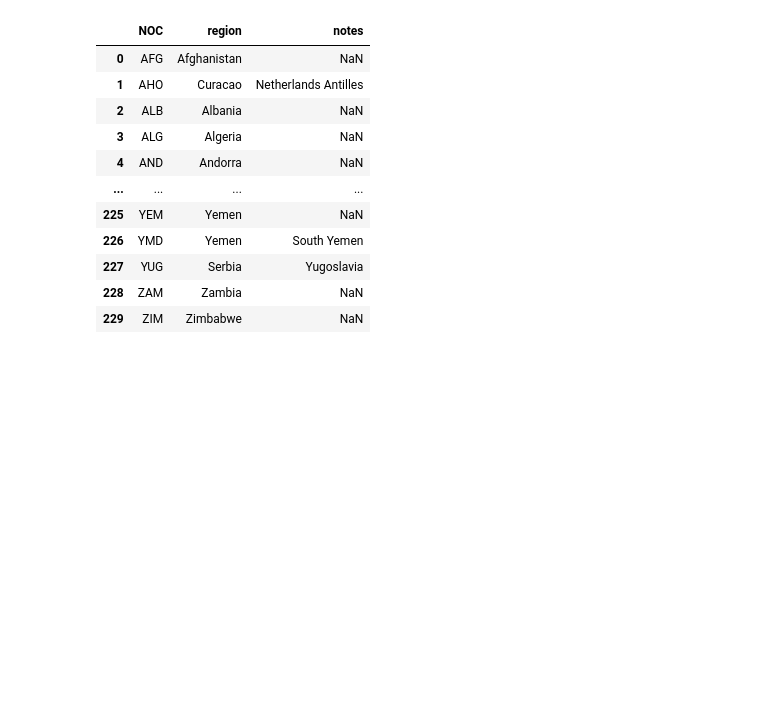
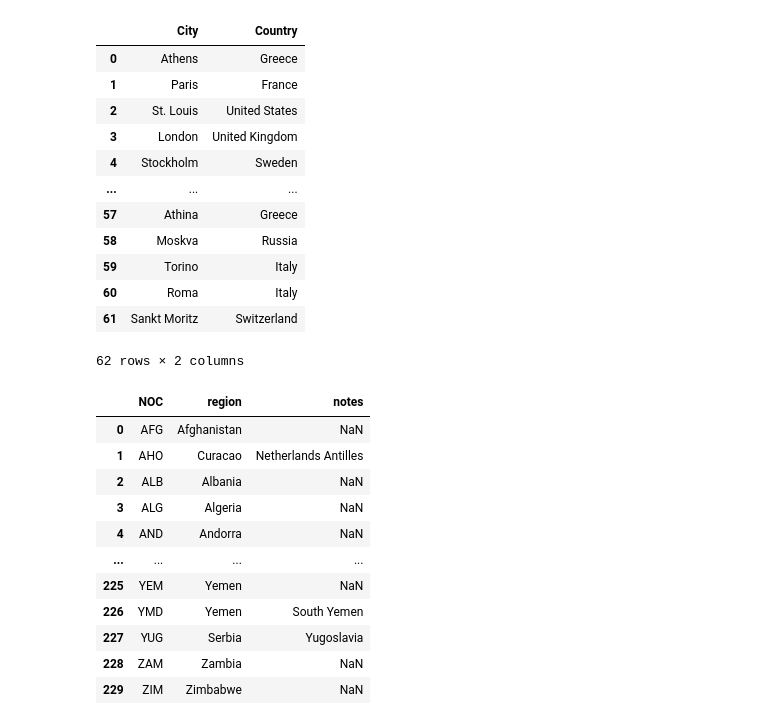
Before and after one commit to Binardino/Olympics_History_1896_2016, a Jupyter notebook: notebook/Olympics EDA.ipynb, the cells around one changed output. Saved outputs shown, nothing was run; the diff lists cells and outputs as text; code cells hidden in the pictures; blank space fills up the shorter version.

```diff
--- a/notebook/Olympics EDA.ipynb
+++ b/notebook/Olympics EDA.ipynb
@@ -28,6 +28,24 @@ df_athlete_events.head(50)
 | 47 | 17 | Paavo Johannes Aaltonen | M | 28.0 | 175.0 | 64.0 | Finland | FIN | 1948 Summer | 1948 | Summer | ... |
 | 48 | 17 | Paavo Johannes Aaltonen | M | 28.0 | 175.0 | 64.0 | Finland | FIN | 1948 Summer | 1948 | Summer | ... |
 | 49 | 17 | Paavo Johannes Aaltonen | M | 32.0 | 175.0 | 64.0 | Finland | FIN | 1952 Summer | 1952 | Summer | ... |
+# %%
+df_city_olympics = pd.read_excel('../data/olympic_city_country.xlsx')
+
+df_city_olympics
+# %% [output]
+|  | City | Country |
+| 0 | Athens | Greece |
+| 1 | Paris | France |
+| 2 | St. Louis | United States |
+| 3 | London | United Kingdom |
+| 4 | Stockholm | Sweden |
+| ... | ... | ... |
+| 57 | Athina | Greece |
+| 58 | Moskva | Russia |
+| 59 | Torino | Italy |
+| 60 | Roma | Italy |
+| 61 | Sankt Moritz | Switzerland |
+62 rows × 2 columns
 # %%
 df_country_def = pd.read_csv('../data/country_definitions.csv')
 
```
Also changed, not shown: parts of 4 cells of this notebook, 1 other file.
